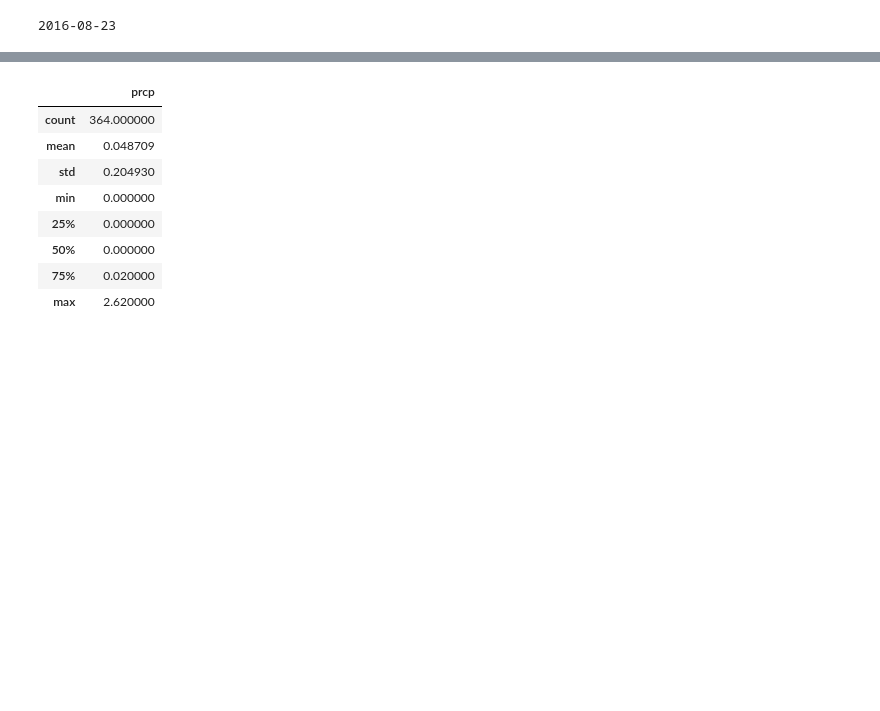
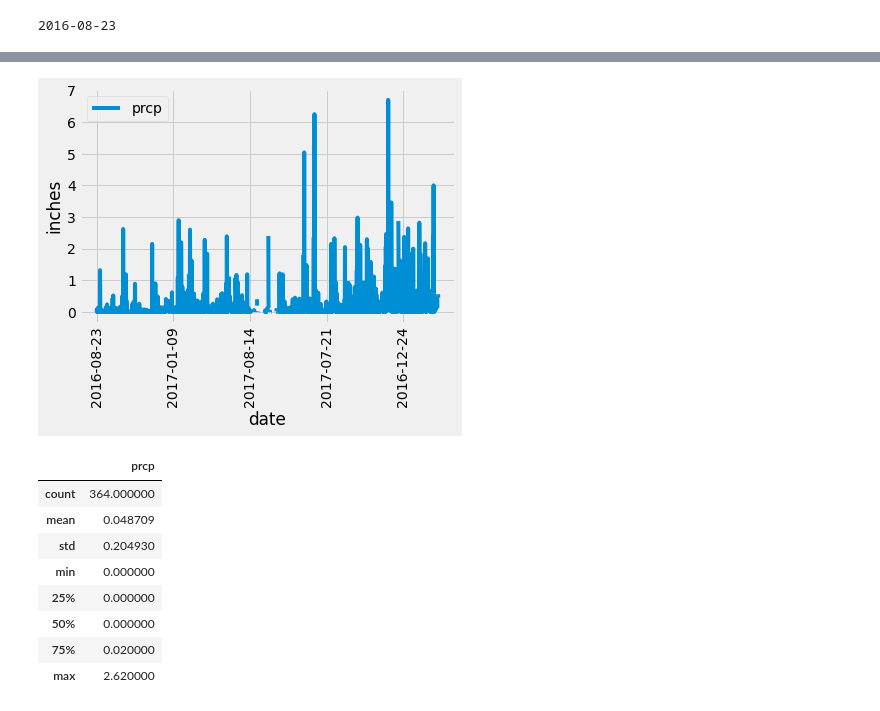
Before and after one commit to Hudaalghazouli/Climate-Analysis-Flask-Sqlalchemy, a Jupyter notebook: climate_starter.ipynb, the cells around one changed output, grey strips where cells are left out. Saved outputs shown, nothing was run; the diff lists cells and outputs as text; code cells hidden in the pictures; blank space fills up the shorter version.

```diff
--- a/climate_starter.ipynb
+++ b/climate_starter.ipynb
@@ -141,5 +141,7 @@ df
 # %%
 df = pd.DataFrame(dates, columns=['date', 'prcp'])
-df.set_index('date', inplace=True)
-df.plot.bar(figsize=(20, 10))
+ax = df.plot(x= 'date', y= 'prcp', rot= 90)
+ax.set_ylabel("inches")
 plt.show()
+# %% [output]
+[figure, added]
```
Also changed, not shown: parts of 11 cells of this notebook.
